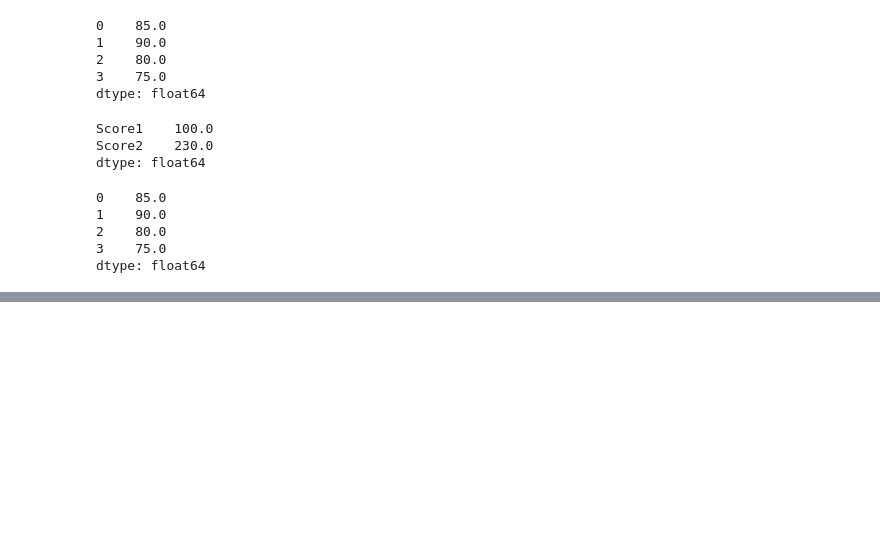
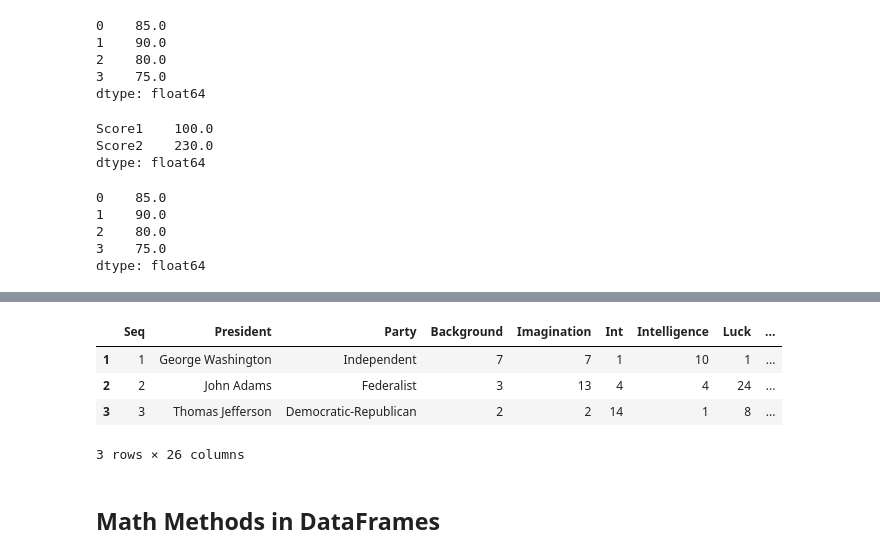
Before and after one commit to matovu-ronald/effective-pandas-for-data-manipulation, a Jupyter notebook: pandas-dataframes.ipynb, the cells around one changed output, grey strips where cells are left out. Drawn from its saved outputs; the diff is of its cells as text; code cells hidden in the pictures; blank space fills up the shorter version.

```diff
--- a/pandas-dataframes.ipynb
+++ b/pandas-dataframes.ipynb
@@ -153,0 +287,12 @@ dtype: float64
+# %%
+pres = tweak_siena_res(df)
+# %%
+pres.head(3)
+# %% [output]
+|  | Seq | President | Party | Background | Imagination | Int | Intelligence | Luck | ... |
+| 1 | 1 | George Washington | Independent | 7 | 7 | 1 | 10 | 1 | ... |
+| 2 | 2 | John Adams | Federalist | 3 | 13 | 4 | 4 | 24 | ... |
+| 3 | 3 | Thomas Jefferson | Democratic-Republican | 2 | 2 | 14 | 1 | 8 | ... |
+3 rows × 26 columns
+# %% [markdown]
+## Math Methods in DataFrames
```
Also changed, not shown: parts of 18 cells of this notebook, 4 other files.
